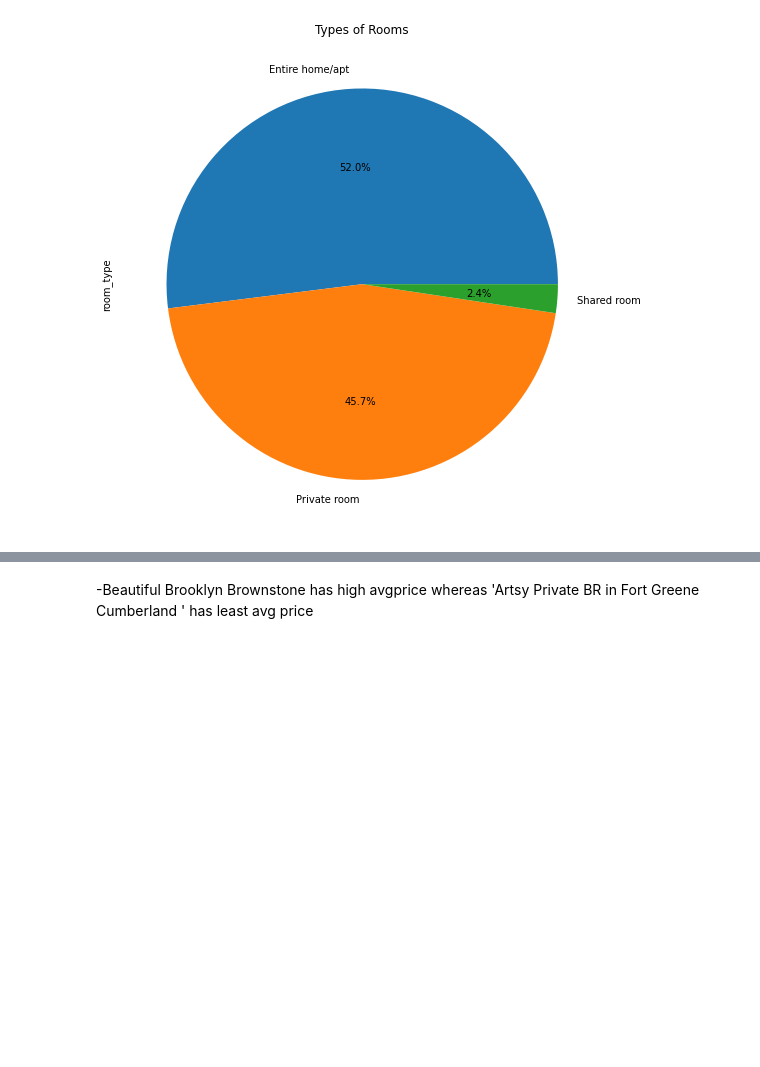
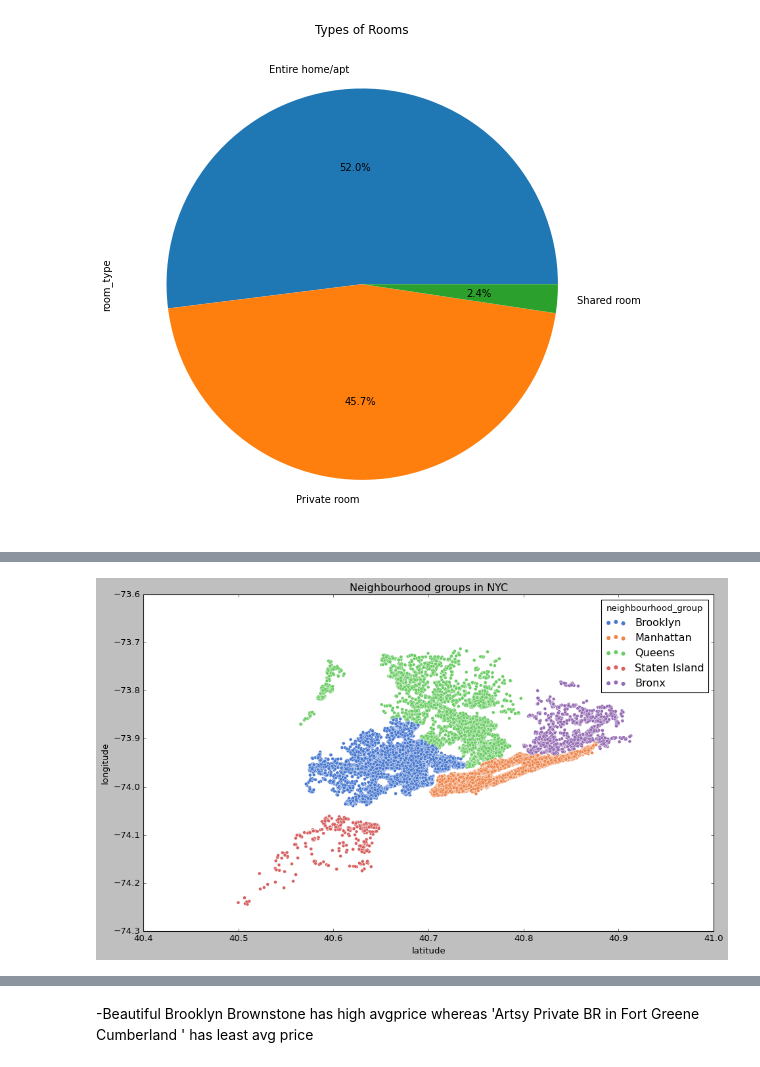
Before and after one commit to omkar-rayala/airbnb_analysis, a Jupyter notebook: airbnb.ipynb, the cells around one changed output, grey strips where cells are left out. Cells and saved outputs as stored; diff of their text form; code cells hidden in the pictures; blank space fills up the shorter version.

```diff
--- a/airbnb.ipynb
+++ b/airbnb.ipynb
@@ -255 +247,9 @@ map.show(renderers = 'svg')
+# %%
+#sctter plot
+plt.figure(figsize=(14,8))
+map = sns.scatterplot(x=df.latitude, y=df.longitude, hue=df.neighbourhood_group, palette = "muted", )
+plt.title("Neighbourhood groups in NYC")
+plt.show()
+# %% [output]
+[figure, added]
 # %%
```
Also changed, not shown: parts of 31 cells of this notebook.
